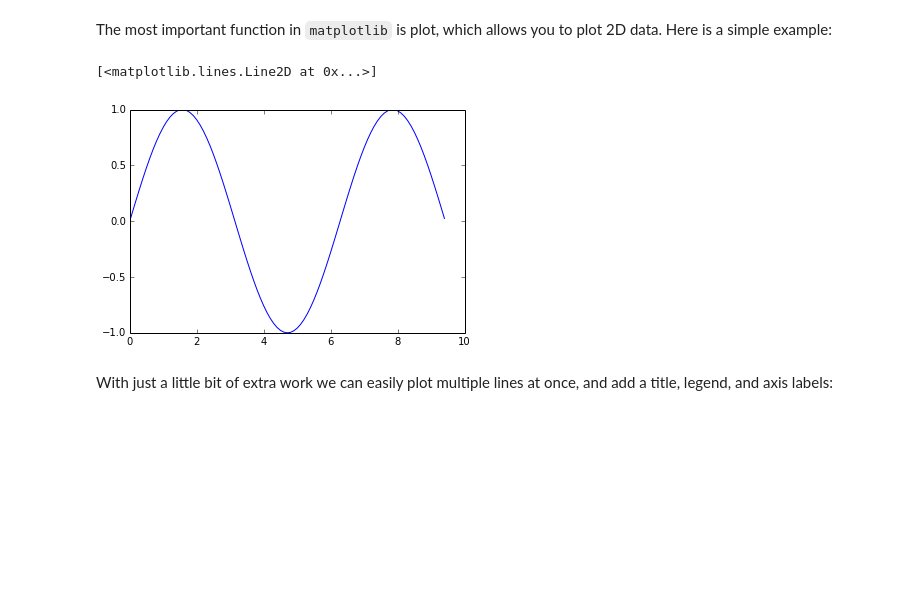
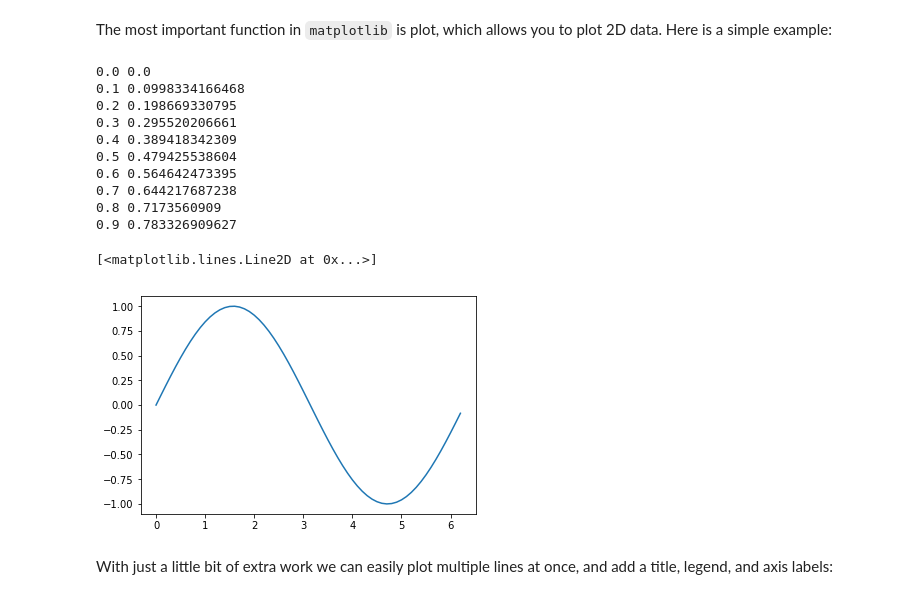
Before and after one commit to jgolebiowski/coding-workspace, a Jupyter notebook: python-TheLink-tutorial/TheLink-tutorial-master.ipynb, the cells around one changed output. Drawn from its saved outputs; the diff is of its cells as text; code cells hidden in the pictures; blank space fills up the shorter version.

```diff
--- a/python-TheLink-tutorial/TheLink-tutorial-master.ipynb
+++ b/python-TheLink-tutorial/TheLink-tutorial-master.ipynb
@@ -992,14 +1259,28 @@ By running this special iPython command, we will be displaying plots inline:
 The most important function in `matplotlib` is plot, which allows you to plot 2D data. Here is a simple example:
 # %%
 # Compute the x and y coordinates for points on a sine curve
-x = np.arange(0, 3 * np.pi, 0.1)
+x = np.arange(0, 2 * np.pi, 0.1)
 y = np.sin(x)
+
+# Print first 10 elements
+for idx in range(10):
+    print(x[idx], y[idx])
 
 # Plot the points using matplotlib
 plt.plot(x, y)
 # %% [output]
-[<matplotlib.lines.Line2D at 0x...>]
+0.0 0.0
+0.1 0.0998334166468
+0.2 0.198669330795
+0.3 0.295520206661
+0.4 0.389418342309
+0.5 0.479425538604
+0.6 0.564642473395
+0.7 0.644217687238
+0.8 0.7173560909
+0.9 0.783326909627
+[<matplotlib.lines.Line2D at 0x...>]
-[figure, old version]
+[figure, new version]
 # %% [markdown]
 With just a little bit of extra work we can easily plot multiple lines at once, and add a title, legend, and axis labels:
 # %%
```
Also changed, not shown: parts of 79 cells of this notebook.
